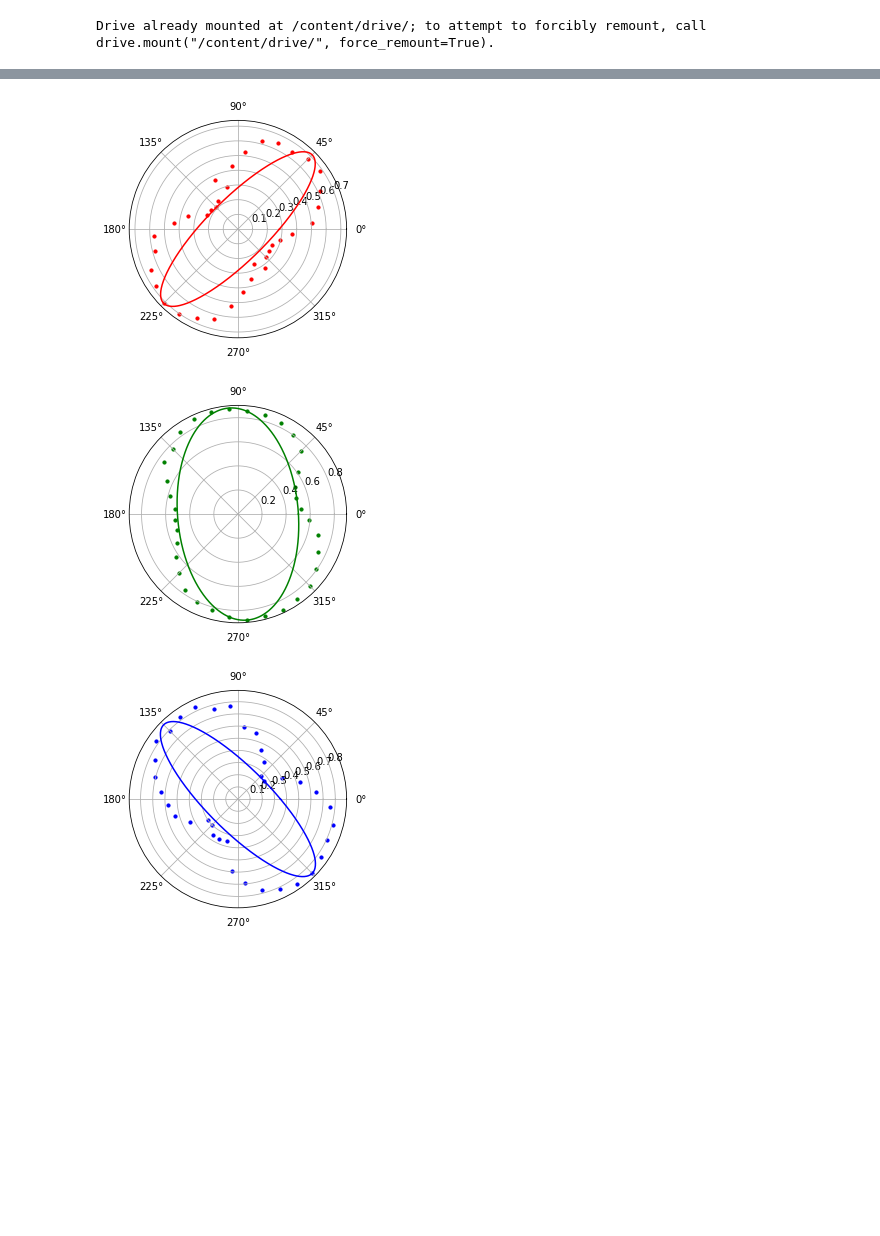
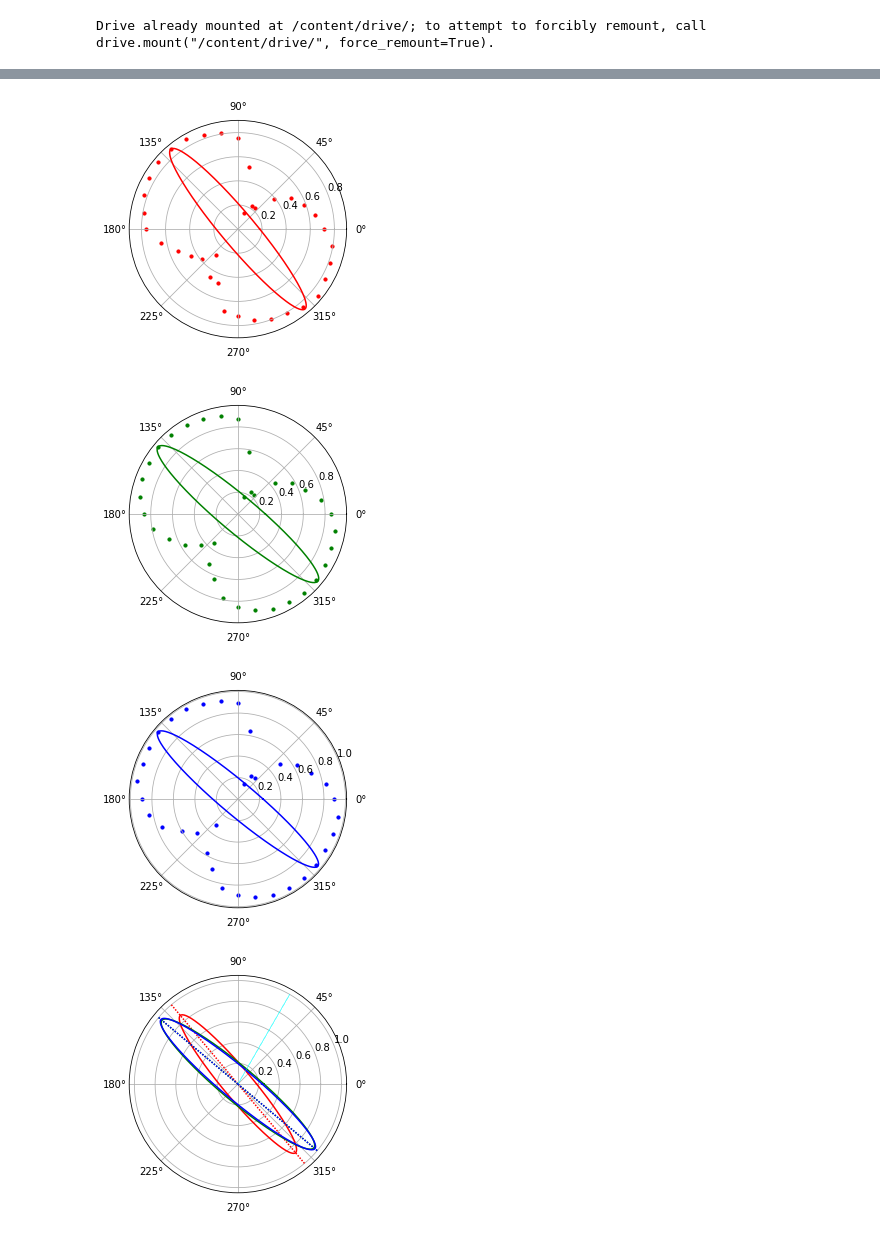
Before and after one commit to jgsuarezc/Fotoelasticidad, a Jupyter notebook: Fotoelastidad.ipynb, the cells around one changed output, grey strips where cells are left out. Cells and saved outputs as stored; diff of their text form; code cells hidden in the pictures; blank space fills up the shorter version.

```diff
--- a/Fotoelastidad.ipynb
+++ b/Fotoelastidad.ipynb
@@ -98,16 +114,16 @@ print((thetamax[0]*10*2*np.pi/360+np.pi/4)*360/(2*np.pi)-180)
 # %%
 
 for j in range(3):
-  angulomax=thetamax[0][j]*10*2*np.pi/360+np.pi/4
+  angulomax=thetamax[0][j]*10*2*np.pi/360
   fig = plt.figure()
   ax = fig.add_subplot(projection="polar")
   theta = np.linspace(0,2*np.pi,1000)
   r = (Minimo[j])/np.sqrt(1-(exc[j]*np.cos(theta-angulomax))**2)
   ax.plot(theta,r,color=C[j])
   for i in range(36):
-    ax.scatter(2*np.pi/36*i+np.pi/4,np.sqrt(RGBT[i,j]),color=C[j],s=10)
+    ax.scatter(2*np.pi/36*i,E[i,j],color=C[j],s=10)
   plt.show()
 # %% [output]
-[figure, old version]
+[figure, new version]
-[figure, old version]
+[figure, new version]
-[figure, old version]
+[figure, new version]
@@ -115,0 +130,20 @@ for j in range(3):
+# %%
+fig = plt.figure()
+ax = fig.add_subplot(projection="polar")
+re = np.linspace(0,1,1000)
+
+for j in range(3):
+  angulomax=thetamax[0][j]*10*2*np.pi/360
+  t=np.ones(1000);
+  theta = np.linspace(0,2*np.pi,1000)
+  r = (Minimo[j])/np.sqrt(1-(exc[j]*np.cos(theta-angulomax))**2)
+  ax.plot(theta,r,color=C[j])
+  ax.plot(angulomax*t,re,color=C[j],linestyle=(0, (1, 1)))
+  ax.plot(angulomax*t+np.pi,re,color=C[j],linestyle=(0, (1, 1)))
+  ax.plot(np.pi/3*t,re,color='cyan',linestyle=(0, (1, 1)),linewidth=0.5)
+
+
+
+plt.show()
+# %% [output]
+[figure, added]
```
Also changed, not shown: parts of 7 cells of this notebook.
